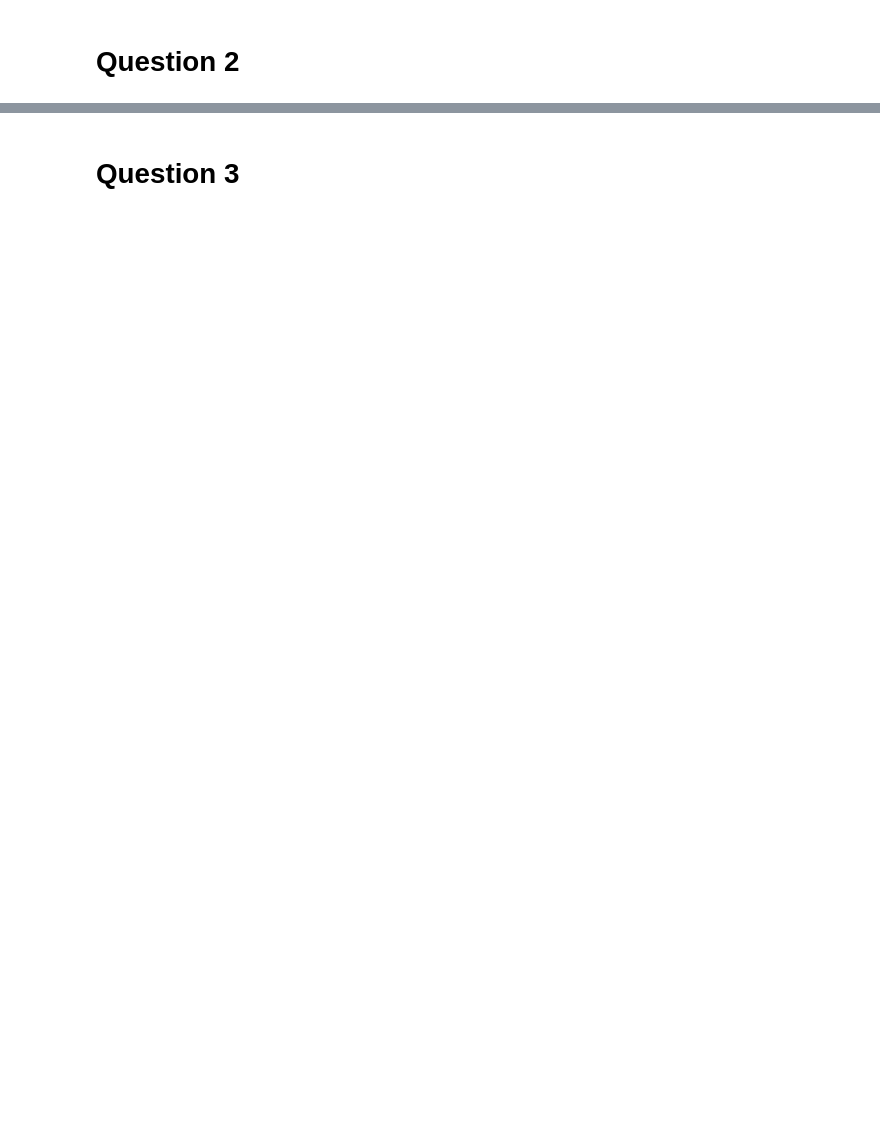
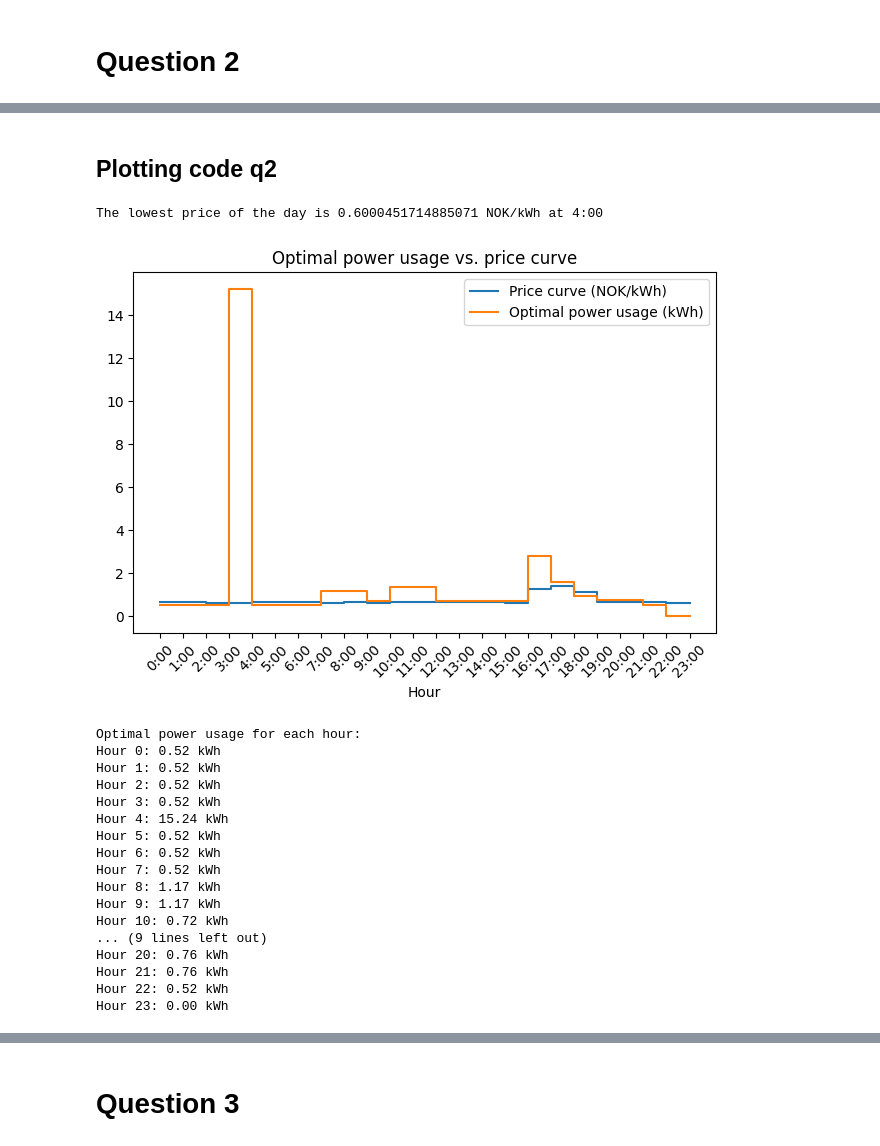
Before and after one commit to aishanbianshan/IN5410_a1, a Jupyter notebook: assignment1.ipynb, the cells around one changed output, grey strips where cells are left out. Drawn from its saved outputs; the diff is of its cells as text; code cells hidden in the pictures; blank space fills up the shorter version.

```diff
--- a/assignment1.ipynb
+++ b/assignment1.ipynb
@@ -156,0 +165,48 @@ applicants = [
+# %% [markdown]
+## Plotting code q2
+# %%
+# Get the lowest priced hour of the day
+lowest_price = min(costs)
+lowest_price_hour = costs.index(lowest_price)
+print(
+    f"The lowest price of the day is {lowest_price} NOK/kWh at {lowest_price_hour}:00"
+)
+
+optimal_usage = [0] * 24
+
+shiftable_power_requirements = [appliance["power"] for appliance in shiftable_appliances]
+
+# Distribute the power requirements for the shiftable appliances to the lowest price hour
+optimal_usage[lowest_price_hour] = sum(shiftable_power_requirements)
+
+
+# Distribute the power requirements to the non-shiftable applicants
+for appliance in non_shiftable_appliances:
+    for hour in appliance["hours"]:
+        optimal_usage[hour] += appliance["power"] / len(appliance["hours"])
+
+
+plot_price_curve_vs_usage(costs, optimal_usage)
+print(f"Optimal power usage for each hour:")
+for hour, usage in enumerate(optimal_usage):
+    print(f"Hour {hour}: {usage:.2f} kWh")
+# %% [output]
+The lowest price of the day is 0.6000451714885071 NOK/kWh at 4:00
+[figure, added]
+Optimal power usage for each hour:
+Hour 0: 0.52 kWh
+Hour 1: 0.52 kWh
+Hour 2: 0.52 kWh
+Hour 3: 0.52 kWh
+Hour 4: 15.24 kWh
+Hour 5: 0.52 kWh
+Hour 6: 0.52 kWh
+Hour 7: 0.52 kWh
+Hour 8: 1.17 kWh
+Hour 9: 1.17 kWh
+Hour 10: 0.72 kWh
+... (9 lines left out)
+Hour 20: 0.76 kWh
+Hour 21: 0.76 kWh
+Hour 22: 0.52 kWh
+Hour 23: 0.00 kWh
```
Also changed, not shown: parts of 19 cells of this notebook.
